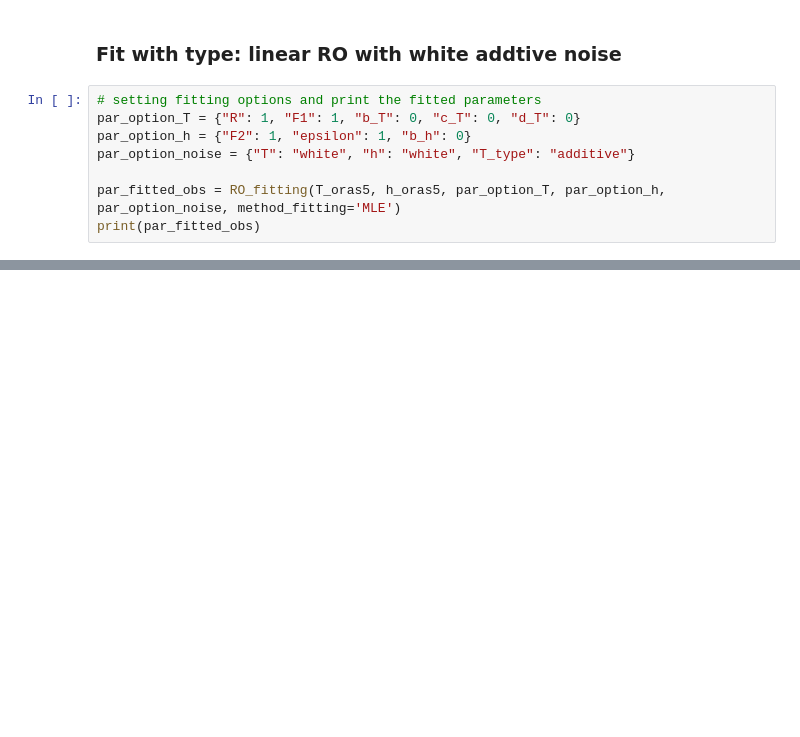
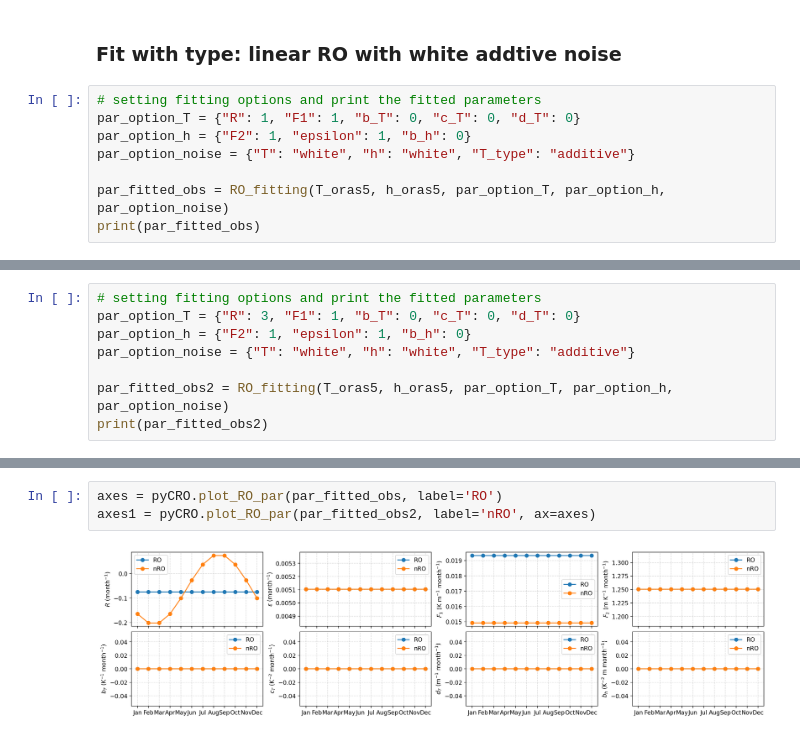
Before and after one commit to senclimate/CRO, a Jupyter notebook: docsrc/notebooks/fitting.ipynb, the cells around one changed output, grey strips where cells are left out. Drawn from its saved outputs; the diff is of its cells as text; blank space fills up the shorter version.

```diff
--- a/docsrc/notebooks/fitting.ipynb
+++ b/docsrc/notebooks/fitting.ipynb
@@ -52,7 +49,7 @@ par_option_T = {"R": 1, "F1": 1, "b_T": 0, "c_T": 0, "d_T": 0}
 par_option_h = {"F2": 1, "epsilon": 1, "b_h": 0}
 par_option_noise = {"T": "white", "h": "white", "T_type": "additive"}
 
-par_fitted_obs = RO_fitting(T_oras5, h_oras5, par_option_T, par_option_h, par_option_noise, method_fitting='MLE')
+par_fitted_obs = RO_fitting(T_oras5, h_oras5, par_option_T, par_option_h, par_option_noise)
 print(par_fitted_obs)
 # %% [output]
 ---------------------------------------------------------------------------------
@@ -74,0 +73,8 @@ All steps are successfully completed!
+# %%
+# setting fitting options and print the fitted parameters
+par_option_T = {"R": 3, "F1": 1, "b_T": 0, "c_T": 0, "d_T": 0}
+par_option_h = {"F2": 1, "epsilon": 1, "b_h": 0}
+par_option_noise = {"T": "white", "h": "white", "T_type": "additive"}
+
+par_fitted_obs2 = RO_fitting(T_oras5, h_oras5, par_option_T, par_option_h, par_option_noise)
+print(par_fitted_obs2)
@@ -74,0 +100,5 @@ All steps are successfully completed!
+# %%
+axes = pyCRO.plot_RO_par(par_fitted_obs, label='RO')
+axes1 = pyCRO.plot_RO_par(par_fitted_obs2, label='nRO', ax=axes)
+# %% [output]
+[figure, added]
```
Also changed, not shown: parts of 4 cells of this notebook.
